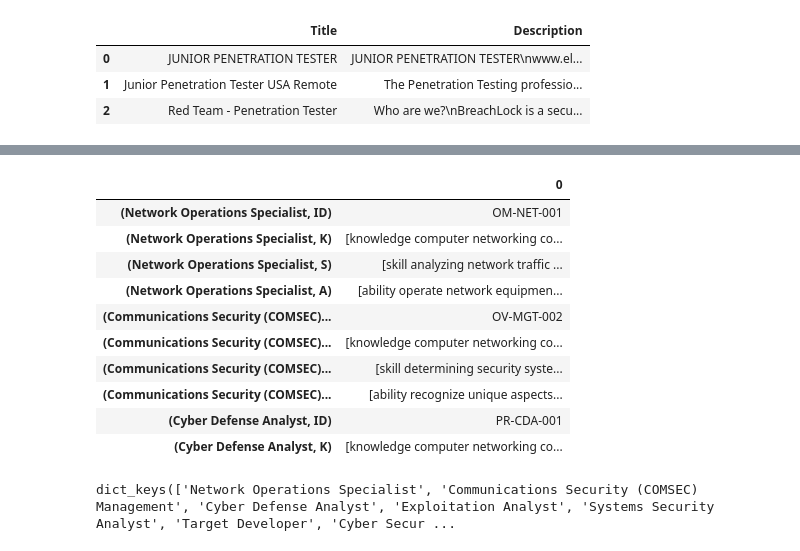
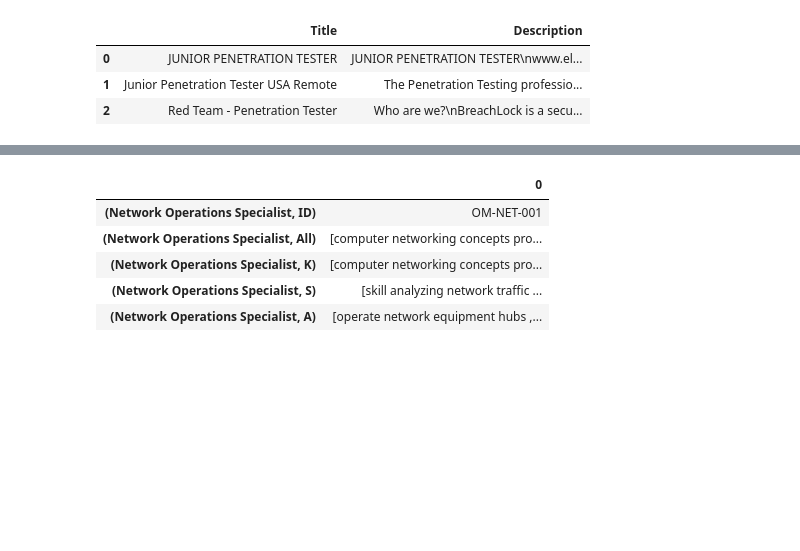
Before and after one commit to aadmassu1/teamHCP, a Jupyter notebook: Scripts/KSA_Extraction_new.ipynb, the cells around one changed output, grey strips where cells are left out. Saved outputs shown, nothing was run; the diff lists cells and outputs as text; code cells hidden in the pictures; blank space fills up the shorter version.

```diff
--- a/Scripts/KSA_Extraction_new.ipynb
+++ b/Scripts/KSA_Extraction_new.ipynb
@@ -292,0 +252,7 @@ with open('Master_indeed_dict.json', 'w') as f:
+# %%
+# Creating a dataframe with title as index and description as an attribute
+title, description = df['Title'].to_list(), df['Job Description'].to_list()
+usaJ_df = pd.DataFrame(data={"Title": title,
+                               "Description": description}
+                         )
+usaJ_df.head(3)
@@ -323,26 +360,32 @@ Syllabi_dict = {}
 niccs_dict = {}
 pattern = '[S|A|K][0-9]+[\S][\s]'
 for i,WR in enumerate(WorkRole):
-    K,S,A =[], [], []
+    K,S,A,All =[], [], [],[]
     if WR not in Syllabi_dict.keys(): # Avoiding duplicates
         # splitting to get each KSA & IDs, while also removing the A####,K####, S#### tags
-        k = re.sub(pattern, '', Knowledge[i]).split(";")
-        s = re.sub(pattern, '', Skill[i]).split(";")
-        a = re.sub(pattern, '', Ability[i]).split(";")
-        for sentence in k:
-#             print(sentence)
-            # Removing stopwords and reconstructing sentence
-            K.append(remove_stopwords(sentence, avoid))
-#             print('#######')
-        for sentence in s:
-            # Removing stopwords and reconstructing sentence
-            S.append(remove_stopwords(sentence, avoid))
-        for sentence in a:
-            # Removing stopwords and reconstructing sentence
-            A.append(remove_stopwords(sentence, avoid))
+        step_1 = re.sub(pattern, '', Knowledge[i]).split(".")
+        for sent in step_1: # first split by period
+            K+= remove_stopwords(sent, avoid).split(";") # take the list and split each text with ';' and store in a list
+
+        step_1 = re.sub(pattern, '', Skill[i]).split(".")
+        for sent in step_1: # first split by period
+            S+= remove_stopwords(sent, avoid).split(";") # take the list and split each text with ';' and store in a list
+
+        step_1 = re.sub(pattern, '', Ability[i]).split(".")
+        for sent in step_1: # first split by period
+            A+= remove_stopwords(sent, avoid).split(";") # take the list and split each text with ';' and store in a list
+
+
+        All = K+S+A
+
         Syllabi_dict[WR] = {'ID': WorkRoleID[i],
+                            'All': All,
                              'K': K,
                              'S': S,
                              'A': A} #Saving as a nested dict
         # for visualization purposes only:
         niccs_dict[WR] = [WorkRoleID[i]] + K + S + A
+
+# Exporting dictionary as a json file for use during sentence vectorization
+with open('syllabi_NICCS.json', 'w') as f:
+    json.dump(Syllabi_dict, f)
@@ -379,20 +414,11 @@ syllabi_niccs_df =  pd.DataFrame.from_dict({(i,j): Syllabi_dict[i][j]
                            for j in Syllabi_dict[i].keys()},
                        orient='index')
 # %%
-syllabi_niccs_df.head(10)
+syllabi_niccs_df.head(5)
 # %% [output]
 |  | 0 |
 | (Network Operations Specialist, ID) | OM-NET-001 |
-| (Network Operations Specialist, K) | [knowledge computer networking co... |
+| (Network Operations Specialist, All) | [computer networking concepts pro... |
+| (Network Operations Specialist, K) | [computer networking concepts pro... |
 | (Network Operations Specialist, S) | [skill analyzing network traffic ... |
-| (Network Operations Specialist, A) | [ability operate network equipmen... |
-| (Communications Security (COMSEC)... | OV-MGT-002 |
-| (Communications Security (COMSEC)... | [knowledge computer networking co... |
-| (Communications Security (COMSEC)... | [skill determining security syste... |
-| (Communications Security (COMSEC)... | [ability recognize unique aspects... |
-| (Cyber Defense Analyst, ID) | PR-CDA-001 |
-| (Cyber Defense Analyst, K) | [knowledge computer networking co... |
+| (Network Operations Specialist, A) | [operate network equipment hubs ,... |
-# %%
-Syllabi_dict.keys()
-# %% [output]
-dict_keys(['Network Operations Specialist', 'Communications Security (COMSEC) Management', 'Cyber Defense Analyst', 'Exploitation Analyst', 'Systems Security Analyst', 'Target Developer', 'Cyber Secur ...
```
Also changed, not shown: parts of 57 cells of this notebook, 1 other file.
